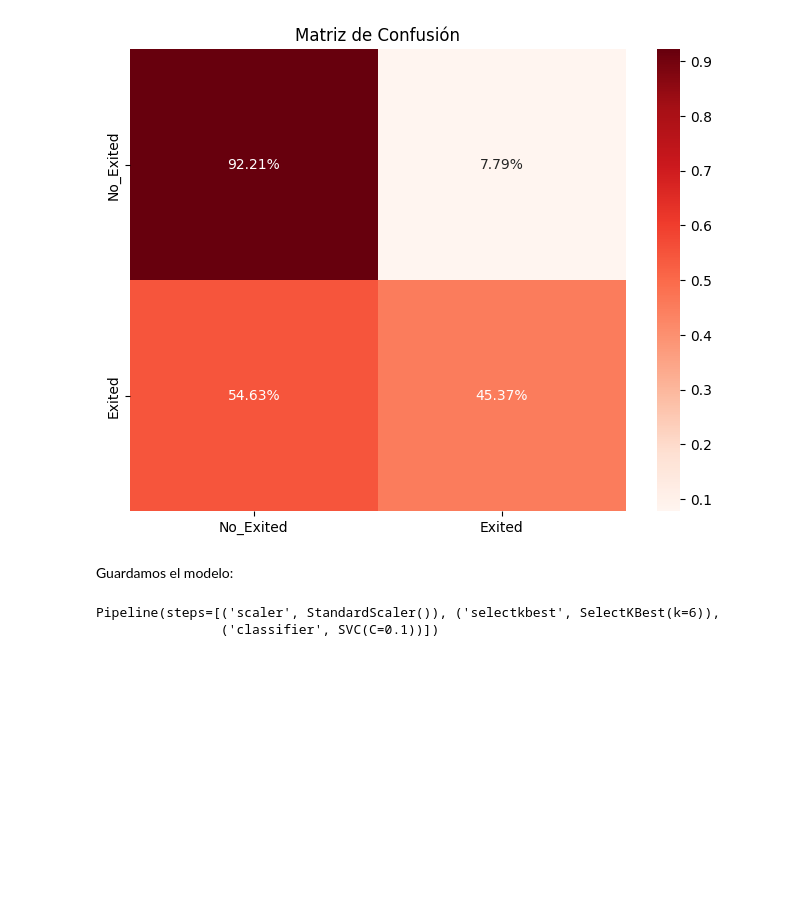
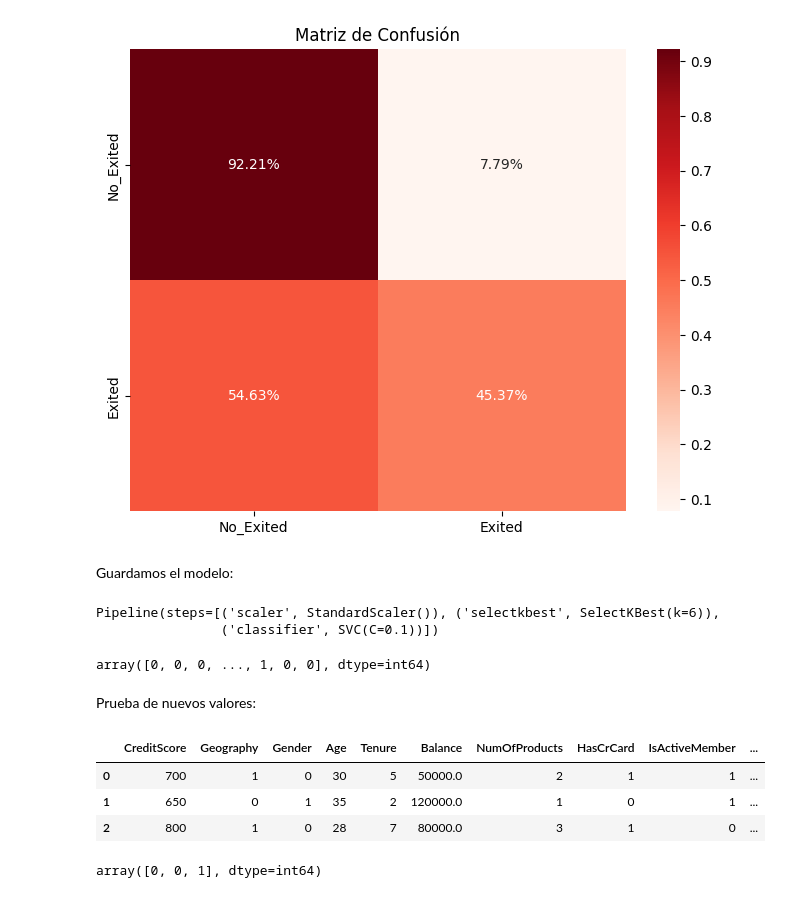
Before and after one commit to StevenNoboa/Proyecto_Machine_Learning_Bank_Customer_Churn_Detection, a Jupyter notebook: noteooks/Entrenamiento_Ev_ProyectoML_3.ipynb, the cells around one changed output. Drawn from its saved outputs; the diff is of its cells as text; code cells hidden in the pictures; blank space fills up the shorter version.

```diff
--- a/noteooks/Entrenamiento_Ev_ProyectoML_3.ipynb
+++ b/noteooks/Entrenamiento_Ev_ProyectoML_3.ipynb
@@ -387,3 +387,37 @@ modelo_importado
 # %% [output]
 Pipeline(steps=[('scaler', StandardScaler()), ('selectkbest', SelectKBest(k=6)),
                 ('classifier', SVC(C=0.1))])
+# %%
+modelo_importado.predict(X_t)
+# %% [output]
+array([0, 0, 0, ..., 1, 0, 0], dtype=int64)
+# %% [markdown]
+Prueba de nuevos valores:
+# %%
+nuevos_valores = {
+    'CreditScore': [700, 650, 800],
+    'Geography': [1, 0, 1],
+    'Gender': [0, 1, 0],
+    'Age': [30, 35, 28],
+    'Tenure': [5, 2, 7],
+    'Balance': [50000.0, 120000.0, 80000.0],
+    'NumOfProducts': [2, 1, 3],
+    'HasCrCard': [1, 0, 1],
+    'IsActiveMember': [1, 1, 0],
+    'EstimatedSalary': [90000.0, 110000.0, 75000.0],
+    'Satisfaction Score': [4, 3, 5],
+    'Card Type': [1, 2, 3],
+    'Point Earned': [400, 300, 500]
+}
+
+nuevos_df = pd.DataFrame(nuevos_valores)
+nuevos_df
+# %% [output]
+|  | CreditScore | Geography | Gender | Age | Tenure | Balance | NumOfProducts | HasCrCard | IsActiveMember | ... |
+| 0 | 700 | 1 | 0 | 30 | 5 | 50000.0 | 2 | 1 | 1 | ... |
+| 1 | 650 | 0 | 1 | 35 | 2 | 120000.0 | 1 | 0 | 1 | ... |
+| 2 | 800 | 1 | 0 | 28 | 7 | 80000.0 | 3 | 1 | 0 | ... |
+# %%
+modelo_importado.predict(nuevos_df)
+# %% [output]
+array([0, 0, 1], dtype=int64)
```
Also changed, not shown: parts of 2 cells of this notebook, 2 other files.
